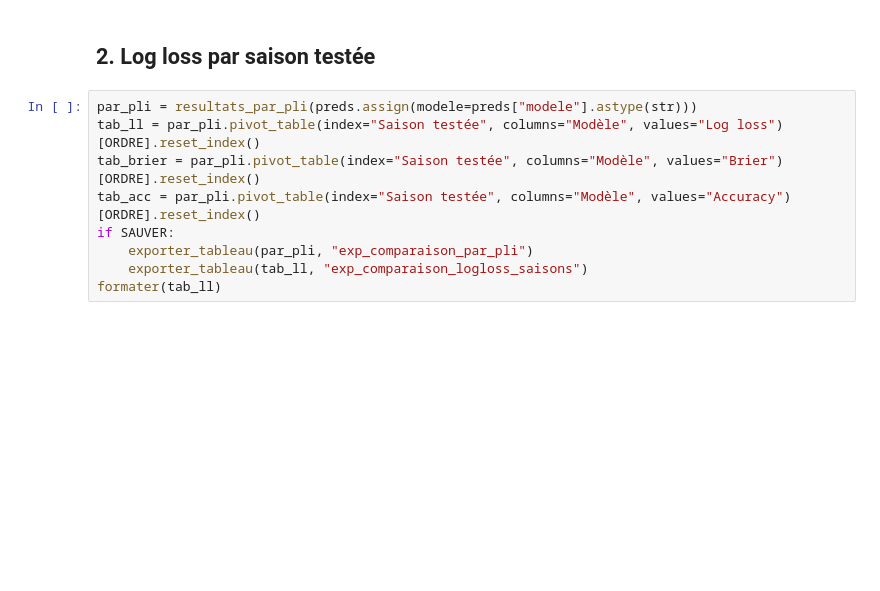
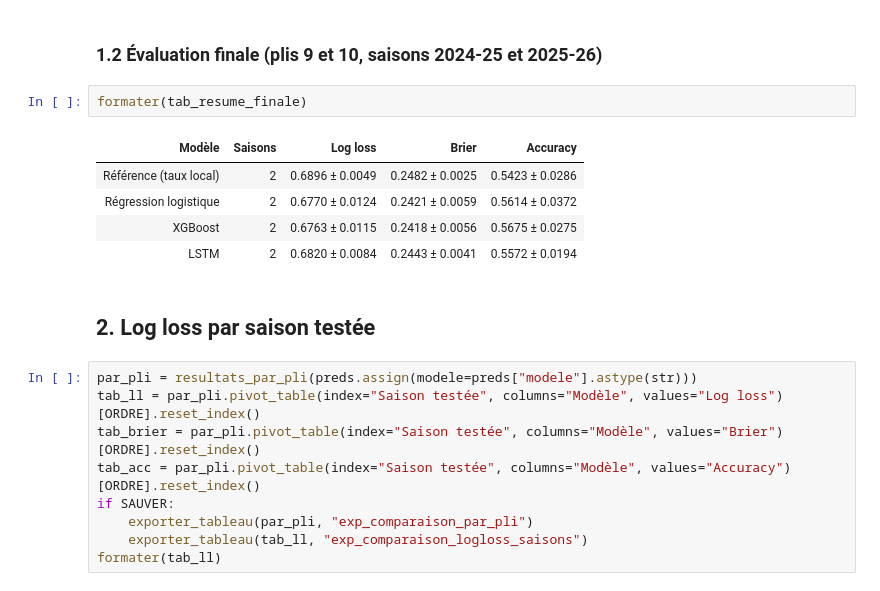
Before and after one commit to a3jeu/nhl-probabilistic-forecasting, a Jupyter notebook: notebooks/03_experimentation/04_comparaison.ipynb, the cells around one changed output. Cells and saved outputs as stored; diff of their text form; blank space fills up the shorter version.

```diff
--- a/notebooks/03_experimentation/04_comparaison.ipynb
+++ b/notebooks/03_experimentation/04_comparaison.ipynb
@@ -59,3 +73,13 @@ formater(tab_resume)
+# %% [markdown]
+### 1.2 Évaluation finale (plis 9 et 10, saisons 2024-25 et 2025-26)
+# %%
+formater(tab_resume_finale)
+# %% [output]
+| Modèle | Saisons | Log loss | Brier | Accuracy |
+| Référence (taux local) | 2 | 0.6896 ± 0.0049 | 0.2482 ± 0.0025 | 0.5423 ± 0.0286 |
+| Régression logistique | 2 | 0.6770 ± 0.0124 | 0.2421 ± 0.0059 | 0.5614 ± 0.0372 |
+| XGBoost | 2 | 0.6763 ± 0.0115 | 0.2418 ± 0.0056 | 0.5675 ± 0.0275 |
+| LSTM | 2 | 0.6820 ± 0.0084 | 0.2443 ± 0.0041 | 0.5572 ± 0.0194 |
 # %% [markdown]
 ## 2. Log loss par saison testée
 # %%
```
Also changed, not shown: parts of 18 cells of this notebook, 21 other files.
